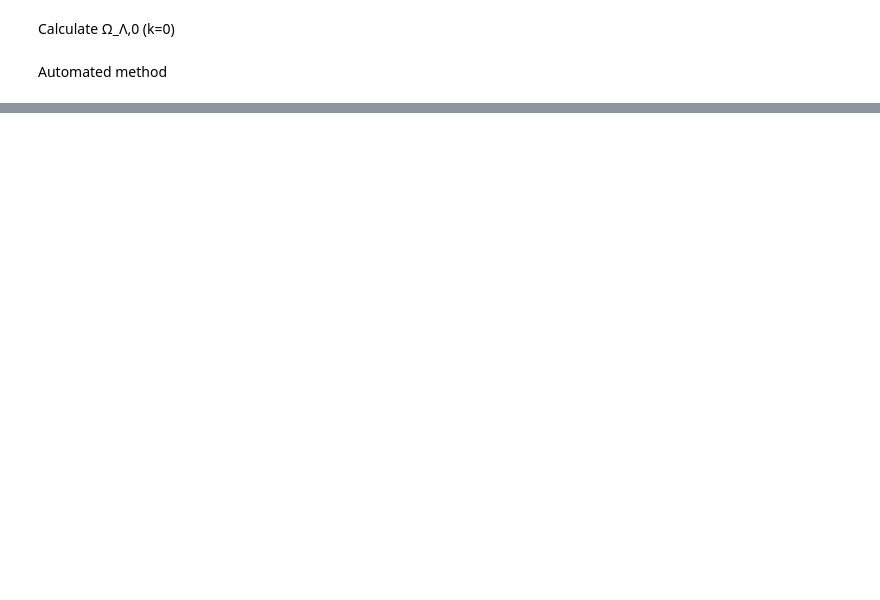
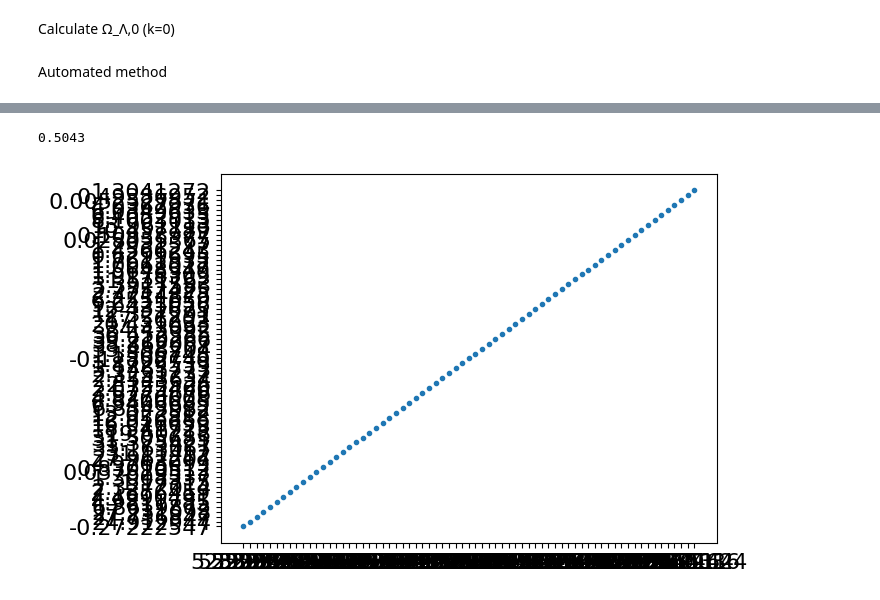
Before and after one commit to BradleyMak/Supernova_Cosmology, a Jupyter notebook: extension.ipynb, the cells around one changed output, grey strips where cells are left out. Saved outputs shown, nothing was run; the diff lists cells and outputs as text; code cells hidden in the pictures; blank space fills up the shorter version.

```diff
--- a/extension.ipynb
+++ b/extension.ipynb
@@ -155,0 +220,11 @@ def find_parameters():
+# %%
+#ascii python reader for table
+alldata = np.loadtxt('jla_light_curves/lc-03D1au.list', dtype = str, comments = '#', skiprows = 26)
+redshift = float(np.loadtxt('jla_light_curves/lc-03D1au.list', dtype = str, comments = '#', skiprows = 3, max_rows=1)[1])
+time = alldata[:, 0]
+flux = alldata[:, 1]
+plt.scatter(time, flux)
+print(redshift)
+# %% [output]
+0.5043
+[figure, added]
```
Also changed, not shown: parts of 8 cells of this notebook, 4 other files.
